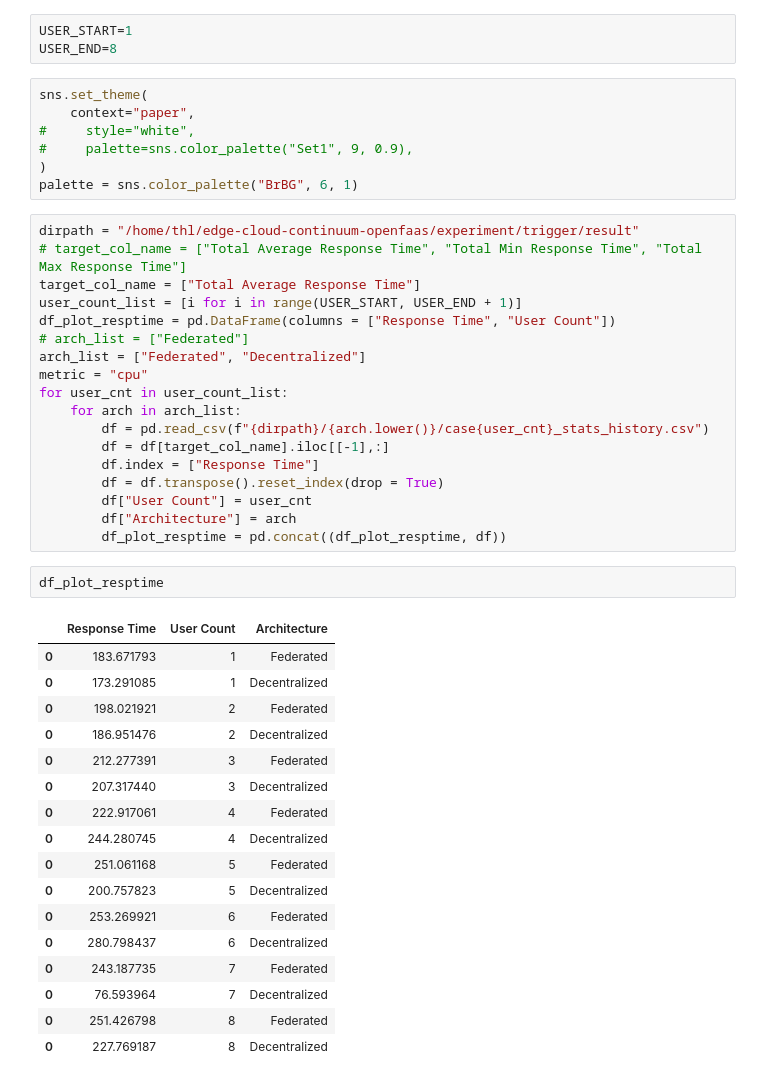
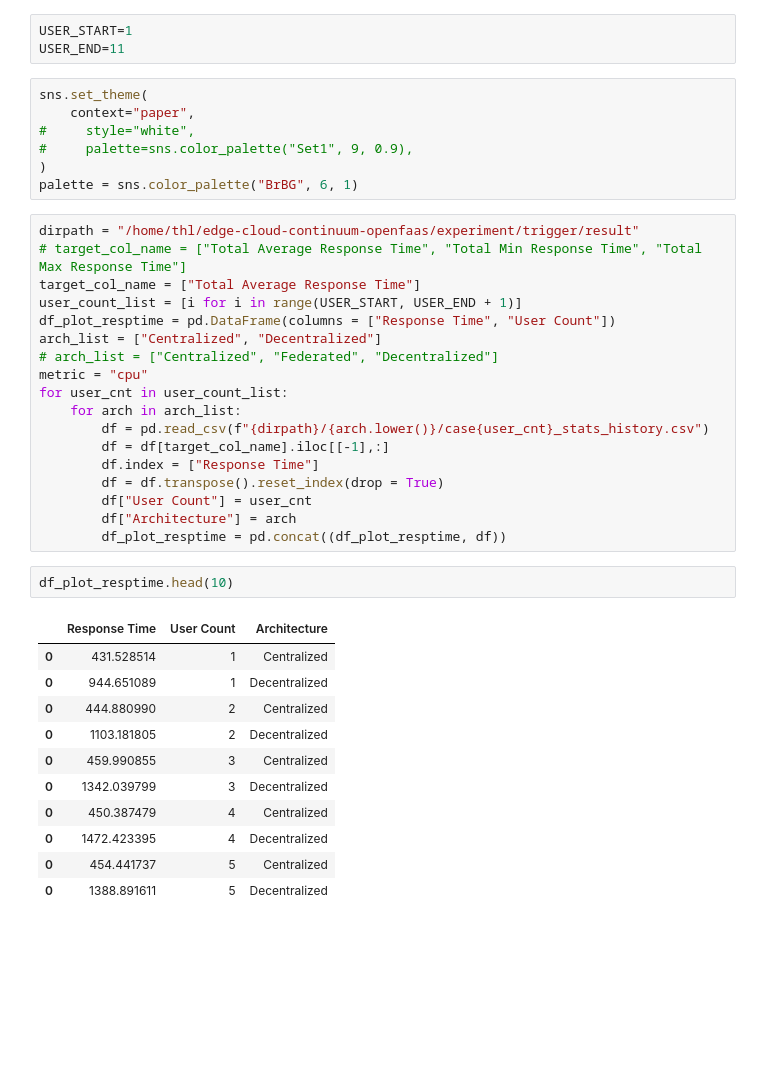
Before and after one commit to nightmare224/edge-cloud-continuum-openfaas, a Jupyter notebook: experiment/analysis/response_time.ipynb, the cells around one changed output. Drawn from its saved outputs; the diff is of its cells as text; blank space fills up the shorter version.

```diff
--- a/experiment/analysis/response_time.ipynb
+++ b/experiment/analysis/response_time.ipynb
@@ -21,7 +7,7 @@ NameError: name 'df_plot_group' is not defined
 https://seaborn.pydata.org/generated/seaborn.barplot.html
 # %%
 USER_START=1
-USER_END=8
+USER_END=11
 # %%
 sns.set_theme(
     context="paper",
@@ -35,8 +21,8 @@ dirpath = "/home/thl/edge-cloud-continuum-openfaas/experiment/trigger/result"
 target_col_name = ["Total Average Response Time"]
 user_count_list = [i for i in range(USER_START, USER_END + 1)]
 df_plot_resptime = pd.DataFrame(columns = ["Response Time", "User Count"])
-# arch_list = ["Federated"]
-arch_list = ["Federated", "Decentralized"]
+arch_list = ["Centralized", "Decentralized"]
+# arch_list = ["Centralized", "Federated", "Decentralized"]
 metric = "cpu"
 for user_cnt in user_count_list:
     for arch in arch_list:
@@ -48,25 +34,19 @@ for user_cnt in user_count_list:
         df["Architecture"] = arch
         df_plot_resptime = pd.concat((df_plot_resptime, df))
 # %%
-df_plot_resptime
+df_plot_resptime.head(10)
 # %% [output]
 |  | Response Time | User Count | Architecture |
-| 0 | 183.671793 | 1 | Federated |
-| 0 | 173.291085 | 1 | Decentralized |
-| 0 | 198.021921 | 2 | Federated |
-| 0 | 186.951476 | 2 | Decentralized |
-| 0 | 212.277391 | 3 | Federated |
-| 0 | 207.317440 | 3 | Decentralized |
-| 0 | 222.917061 | 4 | Federated |
-| 0 | 244.280745 | 4 | Decentralized |
-| 0 | 251.061168 | 5 | Federated |
-| 0 | 200.757823 | 5 | Decentralized |
-| 0 | 253.269921 | 6 | Federated |
-| 0 | 280.798437 | 6 | Decentralized |
-| 0 | 243.187735 | 7 | Federated |
-| 0 | 76.593964 | 7 | Decentralized |
-| 0 | 251.426798 | 8 | Federated |
-| 0 | 227.769187 | 8 | Decentralized |
+| 0 | 431.528514 | 1 | Centralized |
+| 0 | 944.651089 | 1 | Decentralized |
+| 0 | 444.880990 | 2 | Centralized |
+| 0 | 1103.181805 | 2 | Decentralized |
+| 0 | 459.990855 | 3 | Centralized |
+| 0 | 1342.039799 | 3 | Decentralized |
+| 0 | 450.387479 | 4 | Centralized |
+| 0 | 1472.423395 | 4 | Decentralized |
+| 0 | 454.441737 | 5 | Centralized |
+| 0 | 1388.891611 | 5 | Decentralized |
 # %%
 plt.figure(figsize=(10, 5))
 ax = sns.barplot(
```
Also changed, not shown: parts of 4 cells of this notebook, 2 other files.
